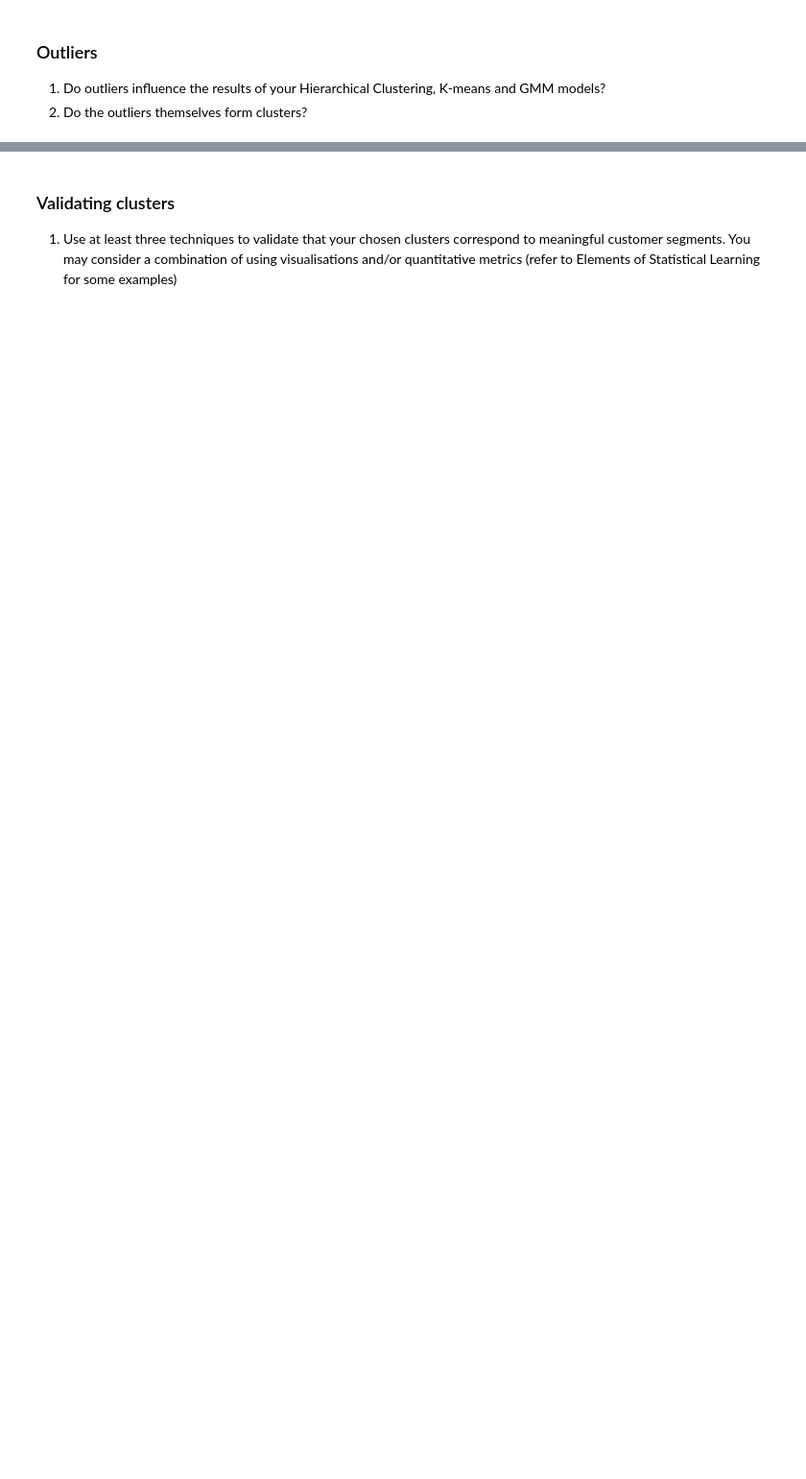
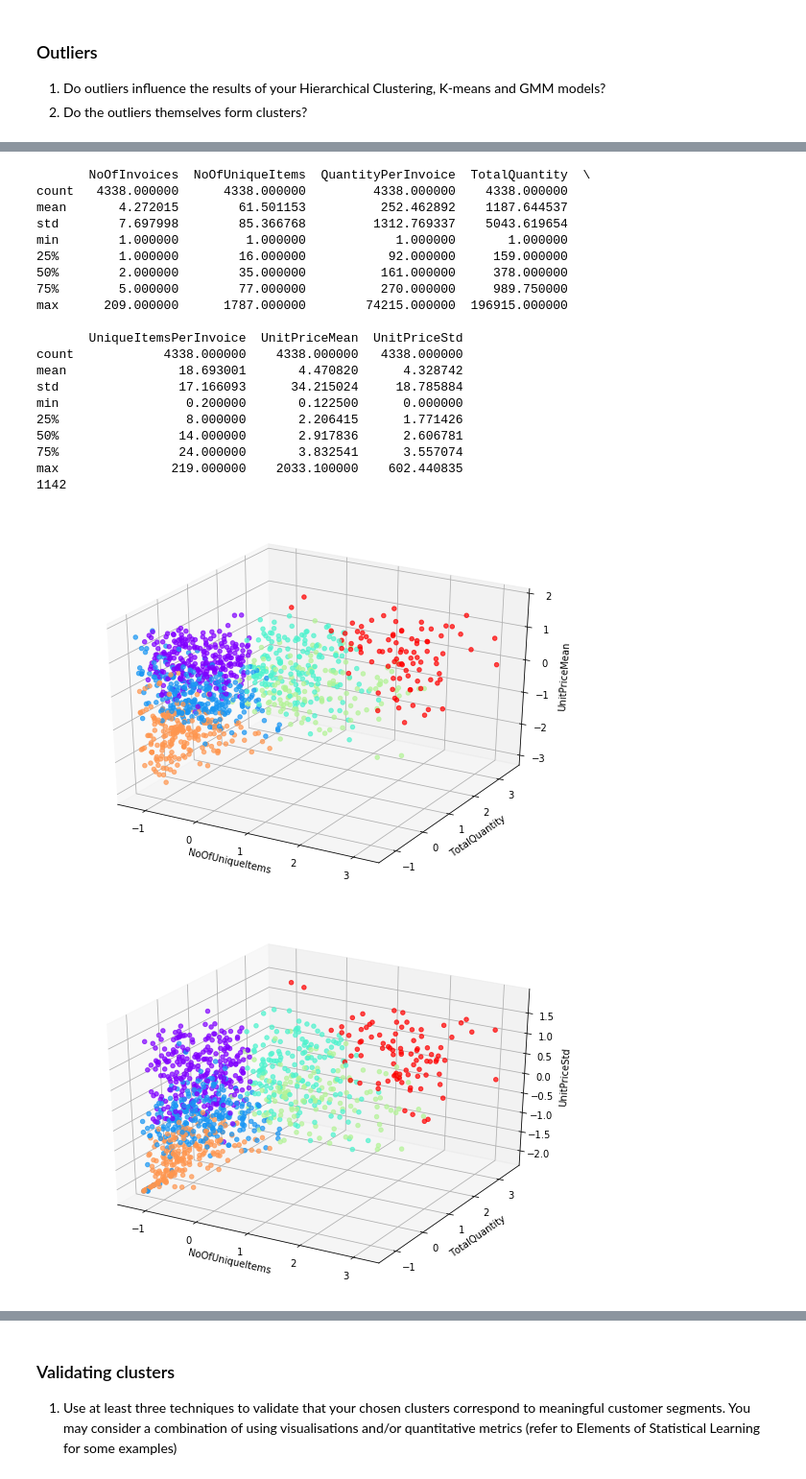
Before and after one commit to nickyeolk/aiap_projects, a Jupyter notebook: aiap-week3/Part 1 Notebook I.ipynb, the cells around one changed output, grey strips where cells are left out. Shown at 96% size. Drawn from its saved outputs; the diff is of its cells as text; code cells hidden in the pictures; blank space fills up the shorter version.

```diff
--- a/aiap-week3/Part 1 Notebook I.ipynb
+++ b/aiap-week3/Part 1 Notebook I.ipynb
@@ -389,0 +337,27 @@ plt.hist(normalize([df_inlier['TotalQuantity']]))
+# %%
+
+
+do_kmeans(X2)
+# %% [output]
+       NoOfInvoices  NoOfUniqueItems  QuantityPerInvoice  TotalQuantity  \
+count   4338.000000      4338.000000         4338.000000    4338.000000
+mean       4.272015        61.501153          252.462892    1187.644537
+std        7.697998        85.366768         1312.769337    5043.619654
+min        1.000000         1.000000            1.000000       1.000000
+25%        1.000000        16.000000           92.000000     159.000000
+50%        2.000000        35.000000          161.000000     378.000000
+75%        5.000000        77.000000          270.000000     989.750000
+max      209.000000      1787.000000        74215.000000  196915.000000
+
+       UniqueItemsPerInvoice  UnitPriceMean  UnitPriceStd
+count            4338.000000    4338.000000   4338.000000
+mean               18.693001       4.470820      4.328742
+std                17.166093      34.215024     18.785884
+min                 0.200000       0.122500      0.000000
+25%                 8.000000       2.206415      1.771426
+50%                14.000000       2.917836      2.606781
+75%                24.000000       3.832541      3.557074
+max               219.000000    2033.100000    602.440835
+1142
+[figure, added]
+[figure, added]
```
Also changed, not shown: parts of 20 cells of this notebook.
